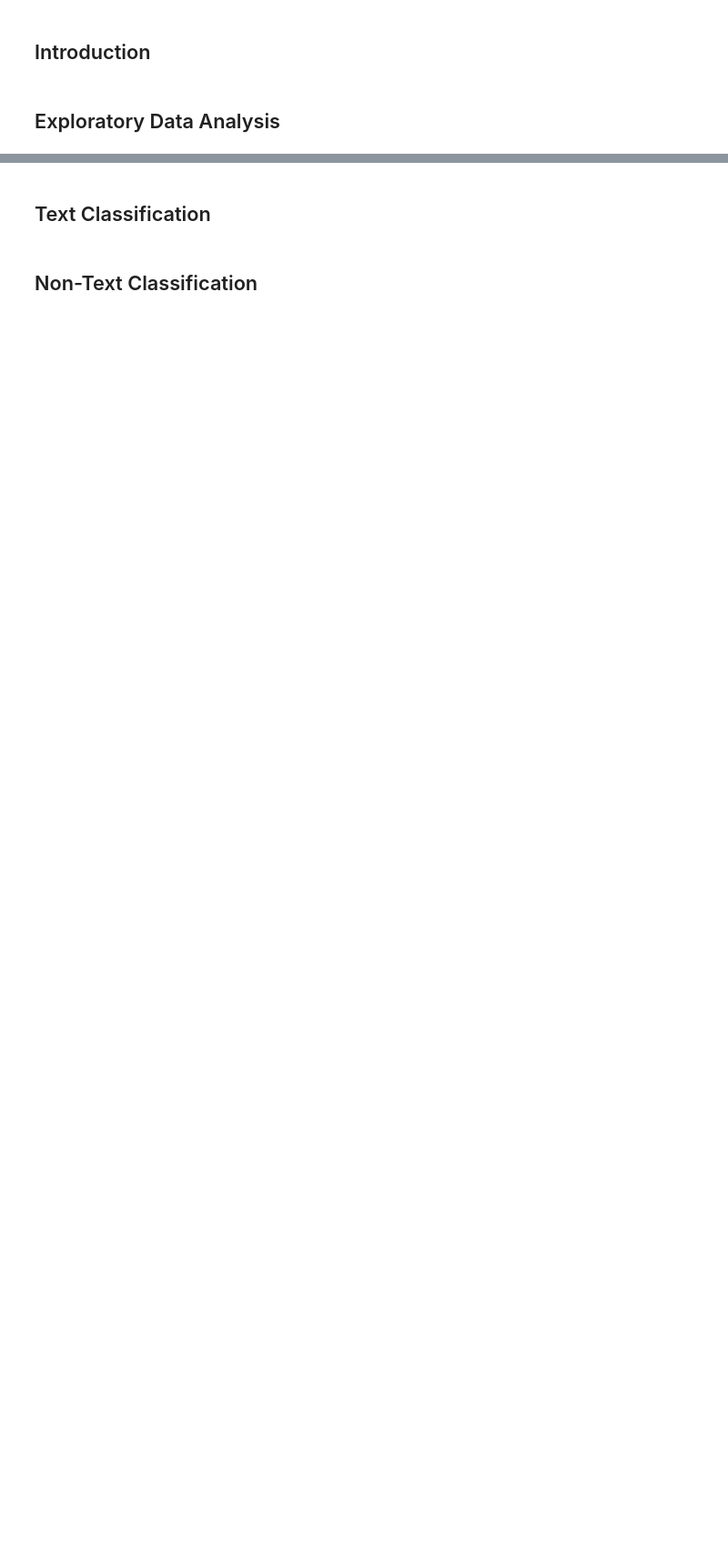
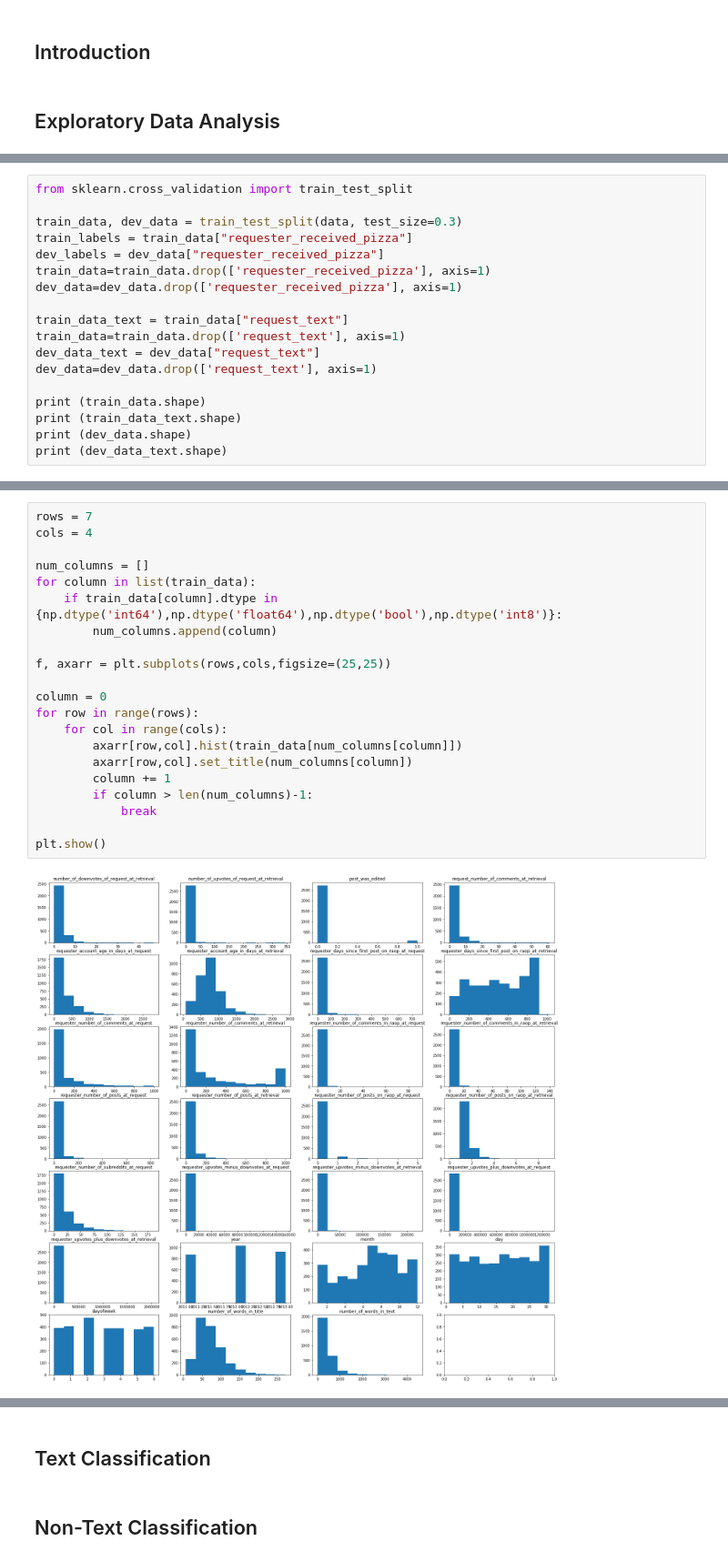
Before and after one commit to gkarnataki/w207-final-project, a Jupyter notebook: RAOP-Final.ipynb, the cells around one changed output, grey strips where cells are left out. Shown at 91% size. Saved outputs shown, nothing was run; the diff lists cells and outputs as text; blank space fills up the shorter version.

Commit message:
EDA and NonText Classifier

```diff
--- a/RAOP-Final.ipynb
+++ b/RAOP-Final.ipynb
@@ -14,0 +64,18 @@
+# %%
+from sklearn.cross_validation import train_test_split
+
+train_data, dev_data = train_test_split(data, test_size=0.3)
+train_labels = train_data["requester_received_pizza"]
+dev_labels = dev_data["requester_received_pizza"]
+train_data=train_data.drop(['requester_received_pizza'], axis=1)
+dev_data=dev_data.drop(['requester_received_pizza'], axis=1)
+
+train_data_text = train_data["request_text"]
+train_data=train_data.drop(['request_text'], axis=1)
+dev_data_text = dev_data["request_text"]
+dev_data=dev_data.drop(['request_text'], axis=1)
+
+print (train_data.shape)
+print (train_data_text.shape)
+print (dev_data.shape)
+print (dev_data_text.shape)
@@ -14,0 +87,23 @@
+# %%
+rows = 7
+cols = 4
+
+num_columns = []
+for column in list(train_data):
+    if train_data[column].dtype in {np.dtype('int64'),np.dtype('float64'),np.dtype('bool'),np.dtype('int8')}:
+        num_columns.append(column)
+
+f, axarr = plt.subplots(rows,cols,figsize=(25,25))
+
+column = 0
+for row in range(rows):
+    for col in range(cols):
+        axarr[row,col].hist(train_data[num_columns[column]])
+        axarr[row,col].set_title(num_columns[column])
+        column += 1
+        if column > len(num_columns)-1:
+            break
+
+plt.show()
+# %% [output]
+[figure, added]
```
Also changed, not shown: parts of 6 cells of this notebook.
